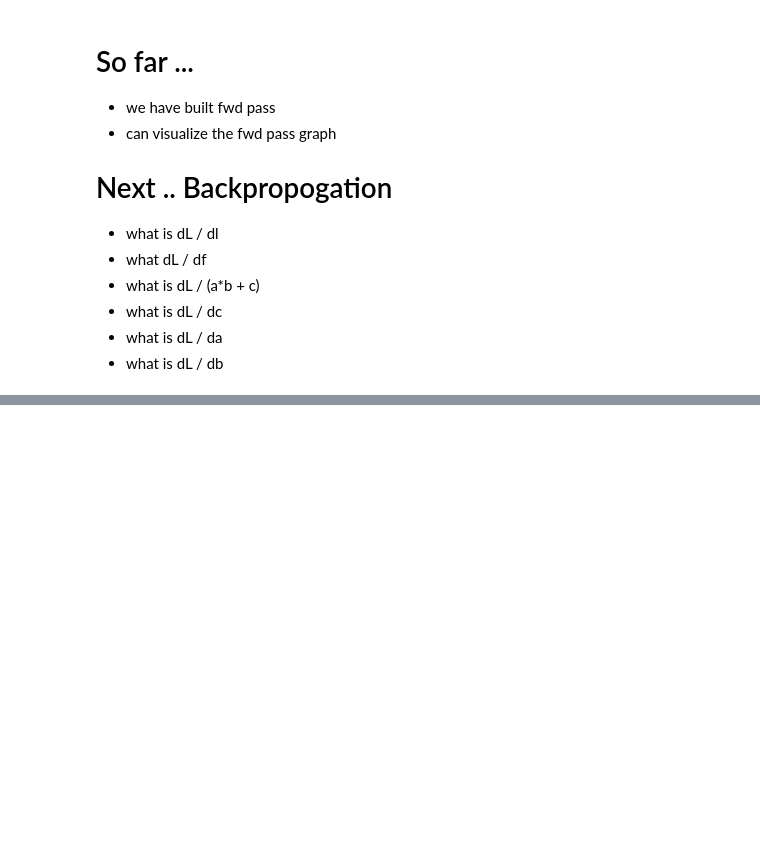
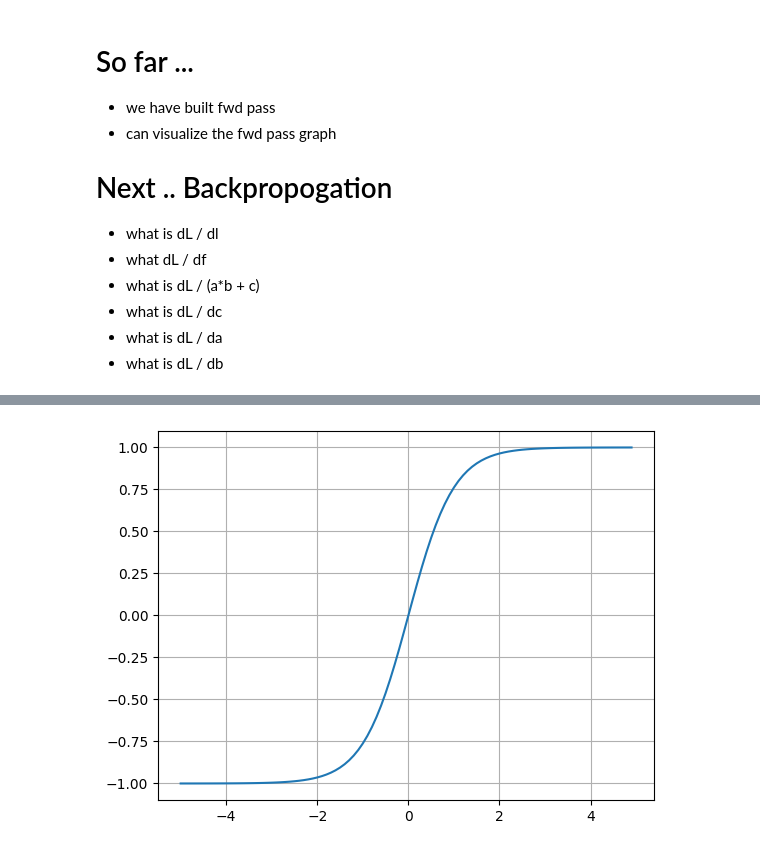
Before and after one commit to sthaha/notes, a Jupyter notebook: ml/micrograd/intro.ipynb, the cells around one changed output, grey strips where cells are left out. Saved outputs shown, nothing was run; the diff lists cells and outputs as text; code cells hidden in the pictures; blank space fills up the shorter version.

```diff
--- a/ml/micrograd/intro.ipynb
+++ b/ml/micrograd/intro.ipynb
@@ -452,0 +535,9 @@ draw_dot(L)
+# %%
+def grok_tanh():
+    xs = np.arange(-5.0, 5.0, 0.1)
+    plt.plot(xs, np.tanh(xs))
+    plt.grid()
+
+grok_tanh()
+# %% [output]
+[figure, added]
```
Also changed, not shown: parts of 69 cells of this notebook.
